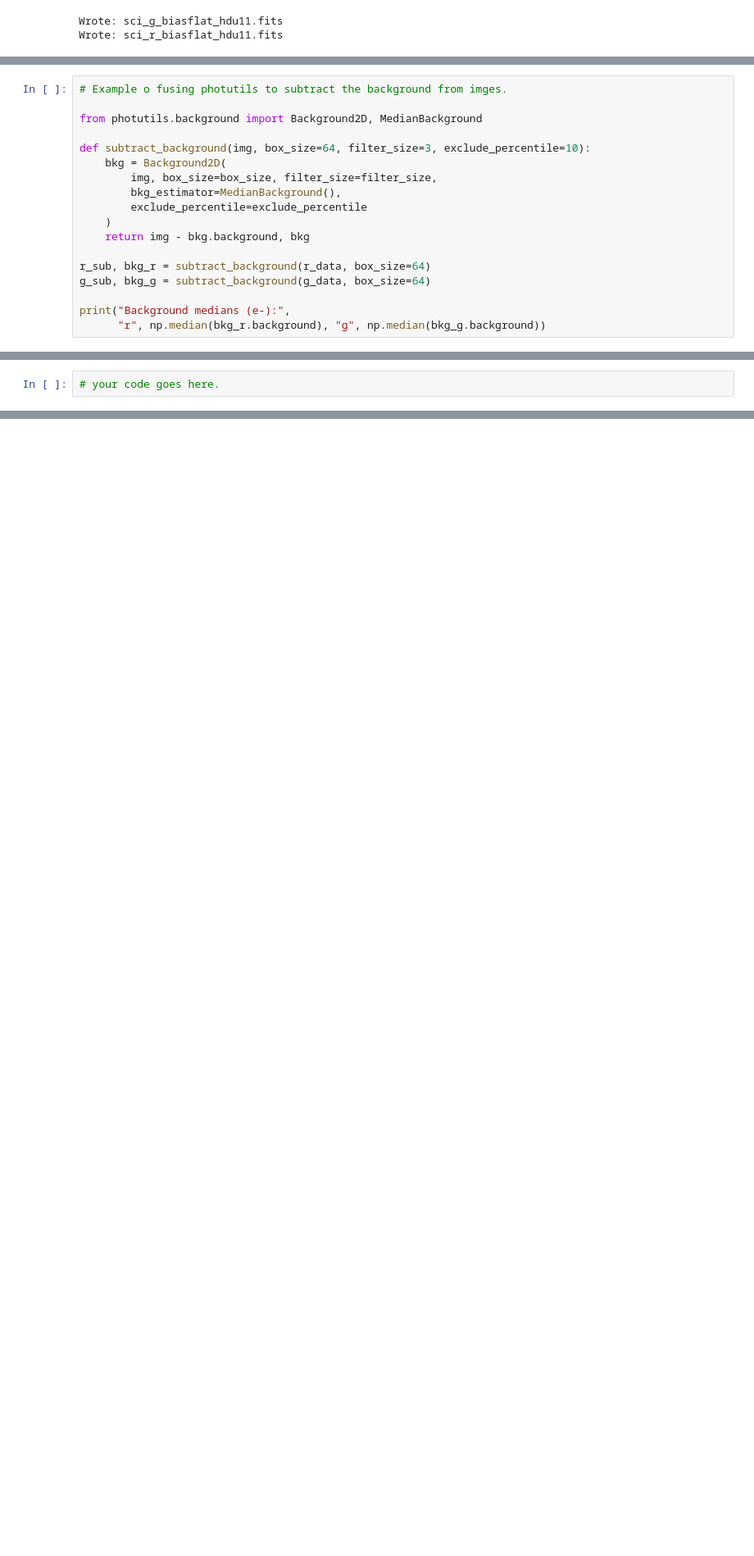
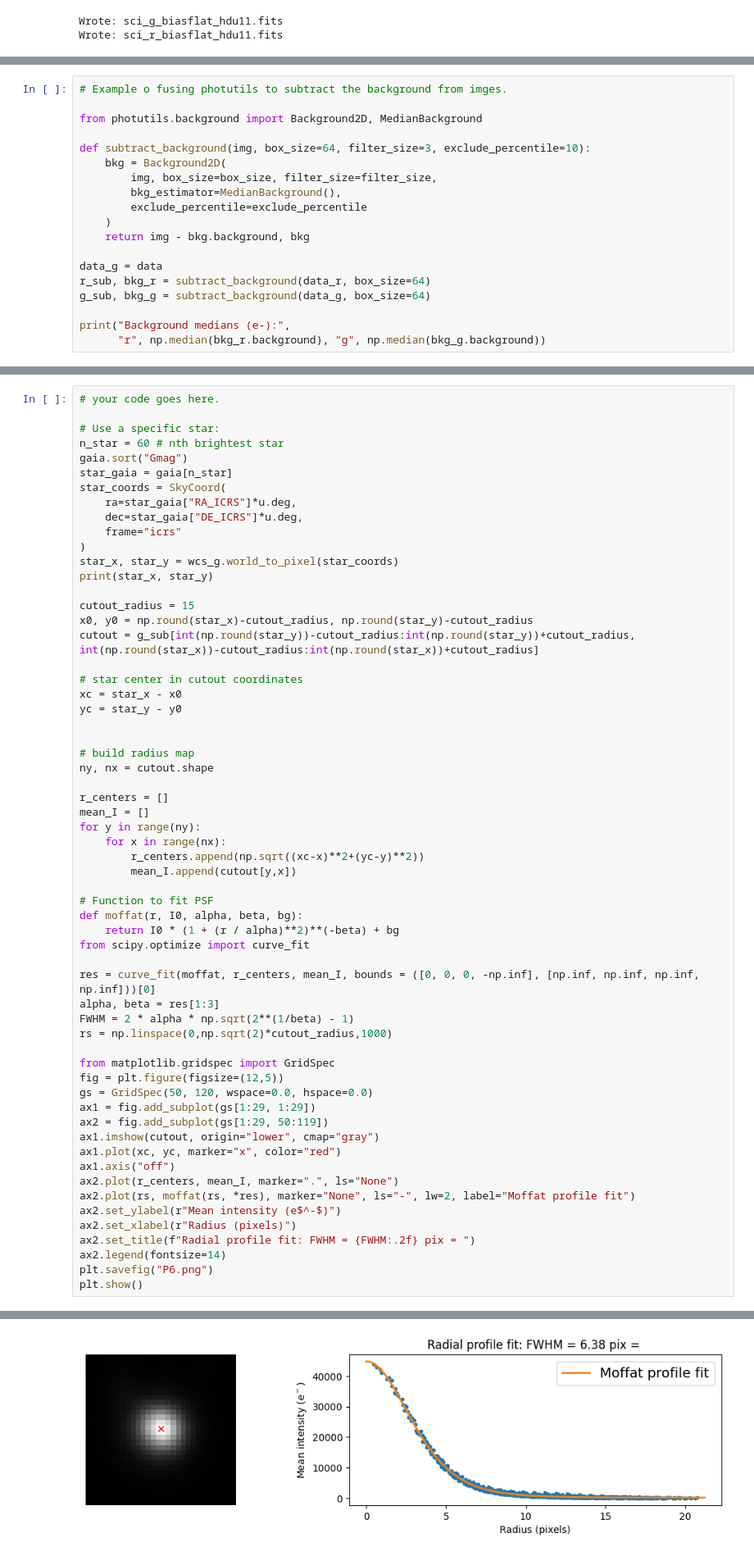
Before and after one commit to oliviergilbertastro/UMich, a Jupyter notebook: ASTRO501/hw1b/HW1b_v1.1.ipynb, the cells around one changed output, grey strips where cells are left out. Shown at 82% size. Cells and saved outputs as stored; diff of their text form; blank space fills up the shorter version.

Commit message:
moffat profile fit

```diff
--- a/ASTRO501/hw1b/HW1b_v1.1.ipynb
+++ b/ASTRO501/hw1b/HW1b_v1.1.ipynb
@@ -769,8 +769,9 @@ def subtract_background(img, box_size=64, filter_size=3, exclude_percentile=10):
     )
     return img - bkg.background, bkg
 
-r_sub, bkg_r = subtract_background(r_data, box_size=64)
-g_sub, bkg_g = subtract_background(g_data, box_size=64)
+data_g = data
+r_sub, bkg_r = subtract_background(data_r, box_size=64)
+g_sub, bkg_g = subtract_background(data_g, box_size=64)
 
 print("Background medians (e-):",
       "r", np.median(bkg_r.background), "g", np.median(bkg_g.background))
@@ -777,2 +780,61 @@ print("Background medians (e-):",
 # %%
 # your code goes here.
+
+# Use a specific star:
+n_star = 60 # nth brightest star
+gaia.sort("Gmag")
+star_gaia = gaia[n_star]
+star_coords = SkyCoord(
+    ra=star_gaia["RA_ICRS"]*u.deg,
+    dec=star_gaia["DE_ICRS"]*u.deg,
+    frame="icrs"
+)
+star_x, star_y = wcs_g.world_to_pixel(star_coords)
+print(star_x, star_y)
+
+cutout_radius = 15
+x0, y0 = np.round(star_x)-cutout_radius, np.round(star_y)-cutout_radius
+cutout = g_sub[int(np.round(star_y))-cutout_radius:int(np.round(star_y))+cutout_radius, int(np.round(star_x))-cutout_radius:int(np.round(star_x))+cutout_radius]
+
+# star center in cutout coordinates
+xc = star_x - x0
+yc = star_y - y0
+
+
+# build radius map
+ny, nx = cutout.shape
+
+r_centers = []
+mean_I = []
+for y in range(ny):
+    for x in range(nx):
+        r_centers.append(np.sqrt((xc-x)**2+(yc-y)**2))
+        mean_I.append(cutout[y,x])
+
+# Function to fit PSF
+def moffat(r, I0, alpha, beta, bg):
+    return I0 * (1 + (r / alpha)**2)**(-beta) + bg
+from scipy.optimize import curve_fit
+
+res = curve_fit(moffat, r_centers, mean_I, bounds = ([0, 0, 0, -np.inf], [np.inf, np.inf, np.inf, np.inf]))[0]
+alpha, beta = res[1:3]
+FWHM = 2 * alpha * np.sqrt(2**(1/beta) - 1)
+rs = np.linspace(0,np.sqrt(2)*cutout_radius,1000)
+
+from matplotlib.gridspec import GridSpec
+fig = plt.figure(figsize=(12,5))
+gs = GridSpec(50, 120, wspace=0.0, hspace=0.0)
+ax1 = fig.add_subplot(gs[1:29, 1:29])
+ax2 = fig.add_subplot(gs[1:29, 50:119])
+ax1.imshow(cutout, origin="lower", cmap="gray")
+ax1.plot(xc, yc, marker="x", color="red")
+ax1.axis("off")
+ax2.plot(r_centers, mean_I, marker=".", ls="None")
+ax2.plot(rs, moffat(rs, *res), marker="None", ls="-", lw=2, label="Moffat profile fit")
+ax2.set_ylabel(r"Mean intensity (e$^-$)")
+ax2.set_xlabel(r"Radius (pixels)")
+ax2.set_title(f"Radial profile fit: FWHM = {FWHM:.2f} pix = ")
+ax2.legend(fontsize=14)
+plt.savefig("P6.png")
+plt.show()
+# %% [output]
@@ -779,3 +842,4 @@ print("Background medians (e-):",
+[figure, added]
 # %% [markdown]
 ## Plot P7: Find and mark all the unsaturated and isolated stars *(create the requested figure)*
 
```
Also changed, not shown: parts of 3 cells of this notebook, 3 other files.
